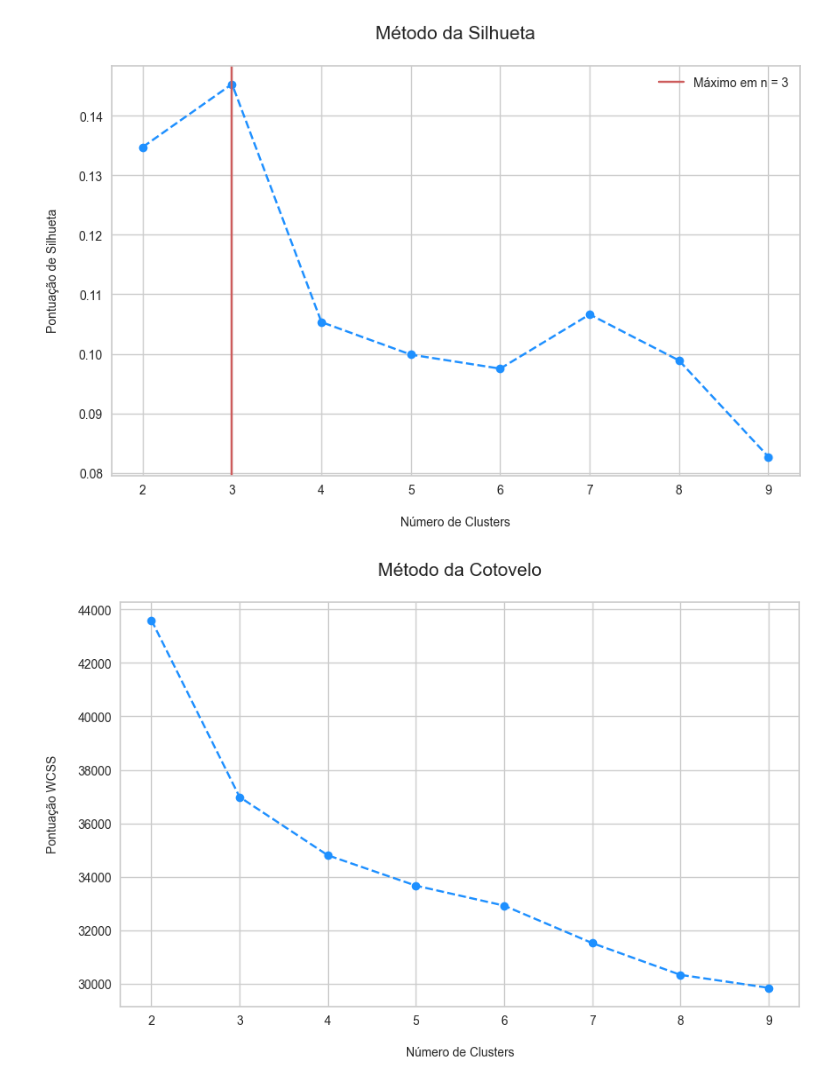
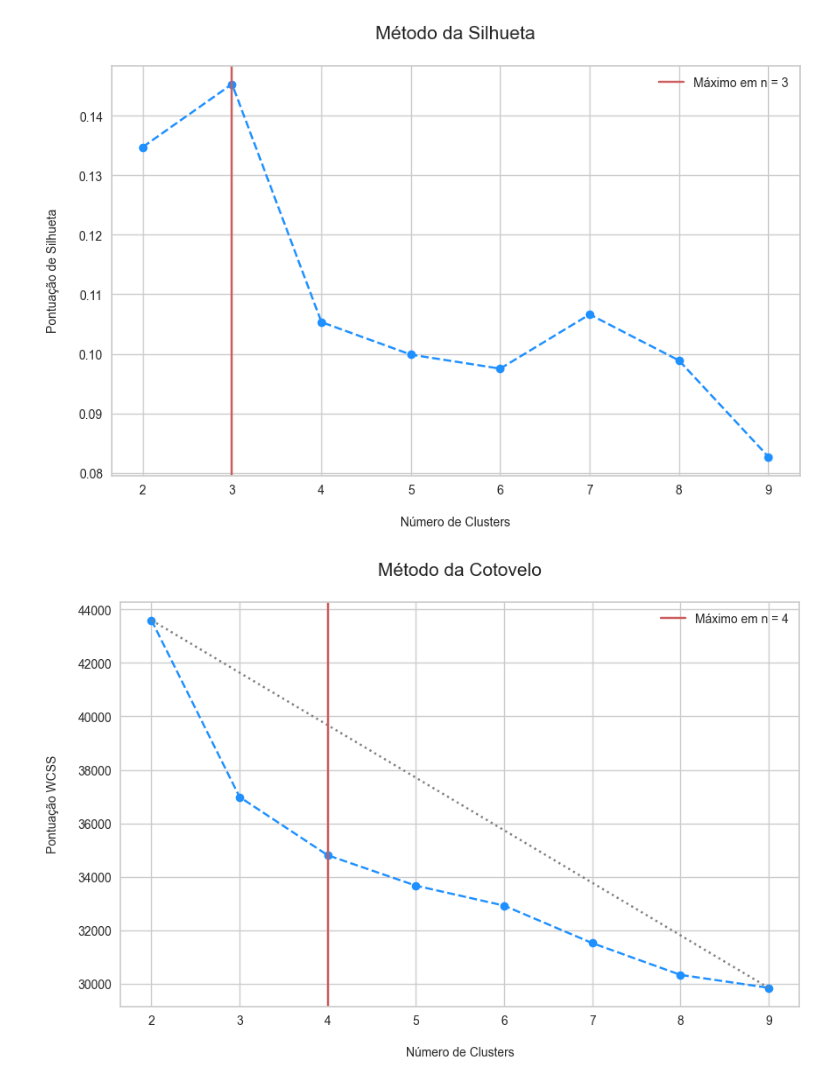
Before and after one commit to emso-exe/Analise_de_rh_-_people_analytics, a Jupyter notebook: 001_analise_de_rh.ipynb, the cells around one changed output. Drawn from its saved outputs; the diff is of its cells as text; code cells hidden in the pictures.

Commit message:
feat: aplicação de métodos para escolha do número de clusters, item 6.1.

```diff
--- a/001_analise_de_rh.ipynb
+++ b/001_analise_de_rh.ipynb
@@ -1355,20 +1355,40 @@ plt.show()
 # %% [output]
 [figure]
 # %%
-# MÉTODO DO COTOVELO
+import numpy as np
+import matplotlib.pyplot as plt
+from sklearn.cluster import KMeans
 
+# Supondo que df_componentes já está definido
 wcss = []
 for n_clusters in range(2, 10):
     kmeans = KMeans(n_clusters=n_clusters, random_state=0, n_init='auto')
     kmeans.fit_predict(df_componentes)
     wcss.append(kmeans.inertia_)
 
-plt.figure(figsize=(10,6))
+# Coordenadas dos pontos extremos da linha de referência
+x1, x2 = 2, 9
+y1, y2 = wcss[0], wcss[-1]
+
+# Distâncias dos pontos à linha reta
+distances = []
+for i in range(len(wcss)):
+    x0 = i + 2
+    y0 = wcss[i]
+    distance = abs((y2 - y1) * x0 - (x2 - x1) * y0 + x2 * y1 - y2 * x1) / np.sqrt((y2 - y1)**2 + (x2 - x1)**2)
+    distances.append(distance)
+
+best_n_clusters = distances.index(max(distances)) + 2
+
+plt.figure(figsize=(10, 6))
 plt.plot(range(2, 10), wcss, marker='o', linestyle='--', color='dodgerblue')
+plt.plot([x1, x2], [y1, y2], linestyle=':', color='grey')
+plt.axvline(x=best_n_clusters, color='indianred', linestyle='-', label=f'Máximo em n = {best_n_clusters}')
 
 plt.title('Método da Cotovelo\n', fontsize=15)
 plt.xlabel('\nNúmero de Clusters', fontsize=10)
 plt.ylabel('Pontuação WCSS\n', fontsize=10)
+plt.legend()
 plt.show()
 # %% [output]
-[figure, old version]
+[figure, new version]
```
Also changed, not shown: parts of 1 cell of this notebook.
